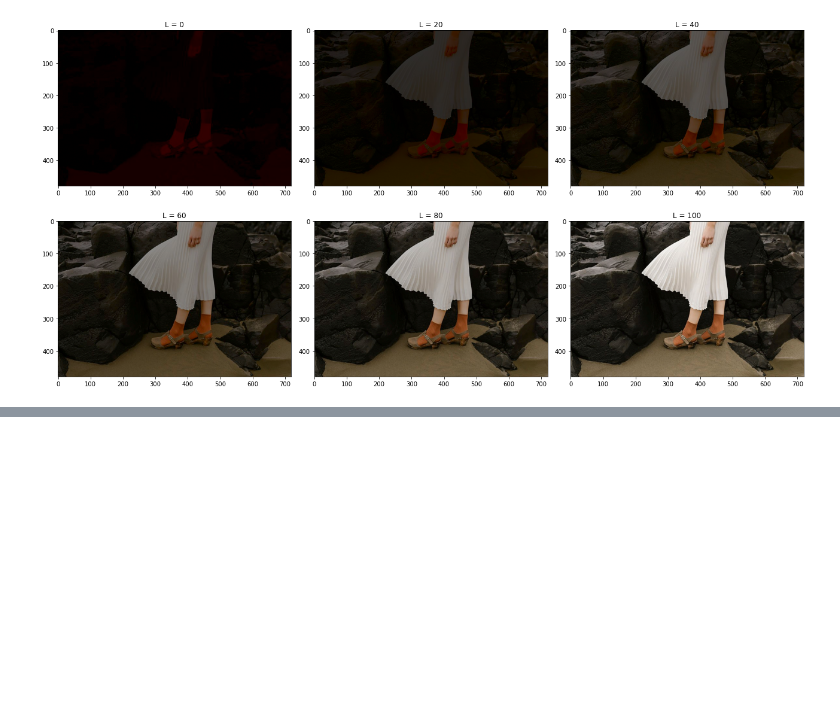
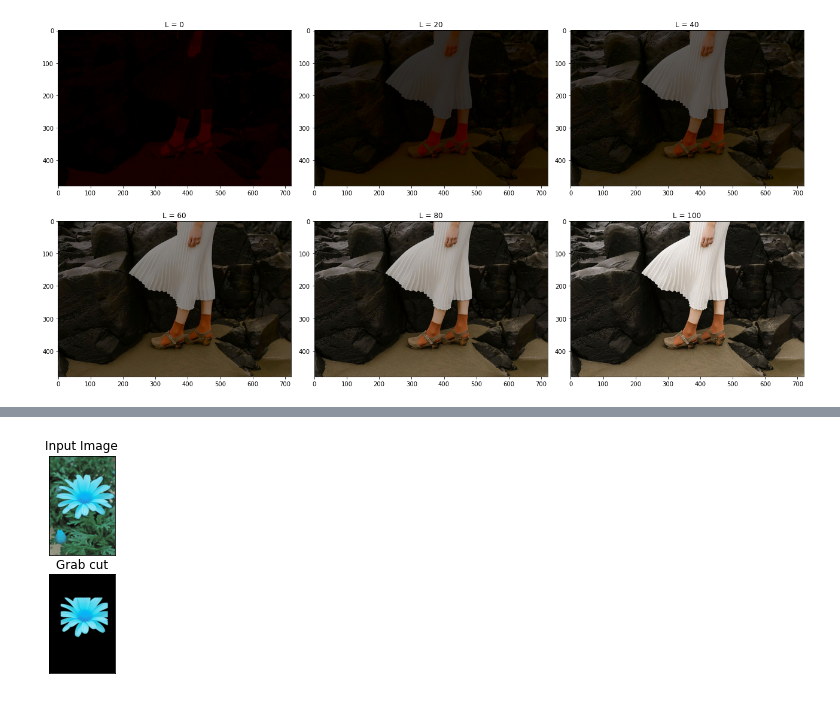
Before and after one commit to Gajaan08/FUNDAMENTALS-OF-IMAGE-PROCESSING, a Jupyter notebook: Assignment1/Assignment01_190185D.ipynb, the cells around one changed output, grey strips where cells are left out. Cells and saved outputs as stored; diff of their text form; code cells hidden in the pictures; blank space fills up the shorter version.

```diff
--- a/Assignment1/Assignment01_190185D.ipynb
+++ b/Assignment1/Assignment01_190185D.ipynb
@@ -183,0 +161,30 @@ cv2.destroyAllWindows()
+# %%
+import numpy as np
+import cv2
+from matplotlib import pyplot as plt
+
+img = cv2.imread('daisy.jpg')             # img.shape : (413, 620, 3)
+mask = np.zeros(img.shape[:2],np.uint8)   # img.shape[:2] = (413, 620)
+
+bgdModel = np.zeros((1,65),np.float64)
+fgdModel = np.zeros((1,65),np.float64)
+
+rect = (100, 200, 400, 400)
+
+# this modifies mask
+cv2.grabCut(img,mask,rect,bgdModel,fgdModel,5,cv2.GC_INIT_WITH_RECT)
+
+# If mask==2 or mask== 1, mask2 get 0, other wise it gets 1 as 'uint8' type.
+mask2 = np.where((mask==2)|(mask==0),0,1).astype('uint8')
+
+# adding additional dimension for rgb to the mask, by default it gets 1
+# multiply it with input image to get the segmented image
+img_cut = img*mask2[:,:,np.newaxis]
+
+plt.subplot(211),plt.imshow(img,cmap='gray')
+plt.title('Input Image'), plt.xticks([]), plt.yticks([])
+plt.subplot(212),plt.imshow(img_cut,cmap='gray')
+plt.title('Grab cut'), plt.xticks([]), plt.yticks([])
+plt.show()
+# %% [output]
+[figure, added]
```
Also changed, not shown: parts of 3 cells of this notebook, 6 other files.
